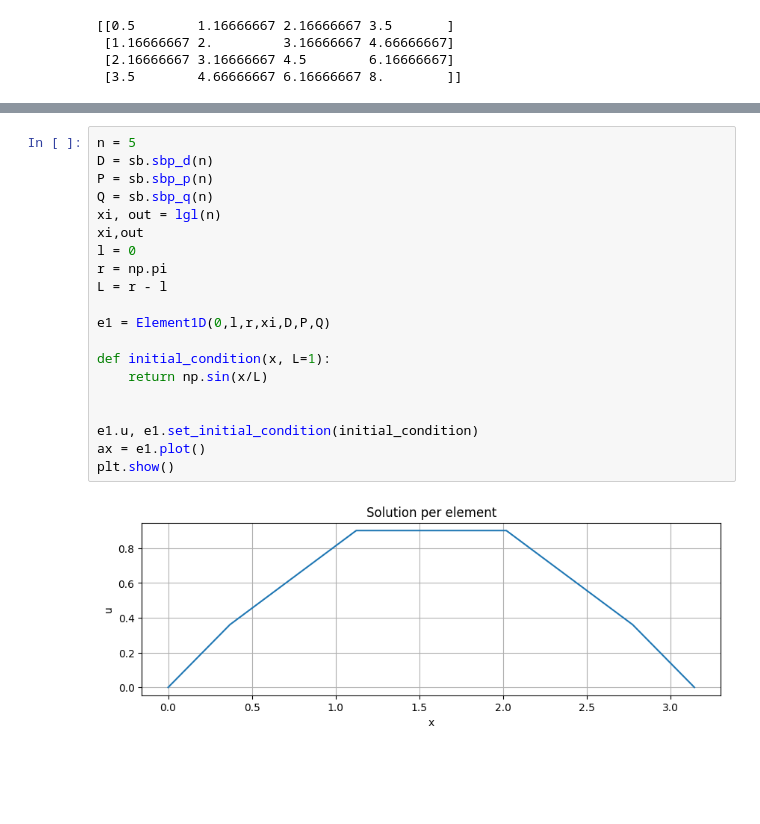
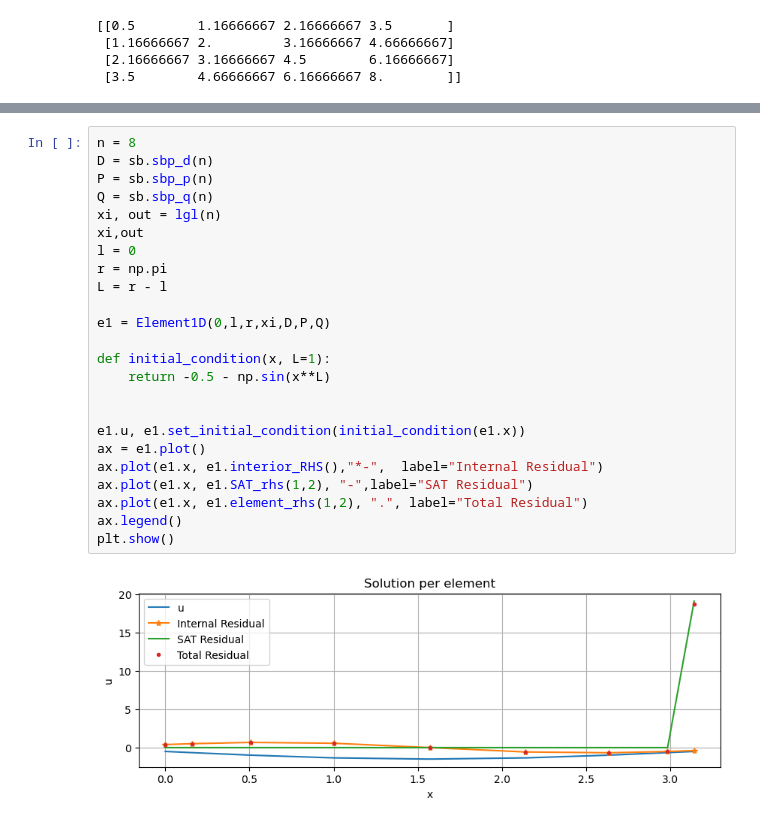
Before and after one commit to AbdulrahmanKT/Shafaq, a Jupyter notebook: Matricies/scrap.ipynb, the cells around one changed output, grey strips where cells are left out. Saved outputs shown, nothing was run; the diff lists cells and outputs as text; blank space fills up the shorter version.

```diff
--- a/Matricies/scrap.ipynb
+++ b/Matricies/scrap.ipynb
@@ -432,25 +352,29 @@ class Element1D:
 # %%
-n = 5
+n = 8
 D = sb.sbp_d(n)
 P = sb.sbp_p(n)
 Q = sb.sbp_q(n)
 xi, out = lgl(n)
 xi,out
 l = 0
 r = np.pi
 L = r - l
 
 e1 = Element1D(0,l,r,xi,D,P,Q)
 
 def initial_condition(x, L=1):
-    return np.sin(x/L)
+    return -0.5 - np.sin(x**L)
 
 
-e1.u, e1.set_initial_condition(initial_condition)
+e1.u, e1.set_initial_condition(initial_condition(e1.x))
 ax = e1.plot()
+ax.plot(e1.x, e1.interior_RHS(),"*-",  label="Internal Residual")
+ax.plot(e1.x, e1.SAT_rhs(1,2), "-",label="SAT Residual")
+ax.plot(e1.x, e1.element_rhs(1,2), ".", label="Total Residual")
+ax.legend()
 plt.show()
 # %% [output]
-[figure, old version]
+[figure, new version]
 # %%
 
 
```
Also changed, not shown: parts of 13 cells of this notebook, 11 other files.
